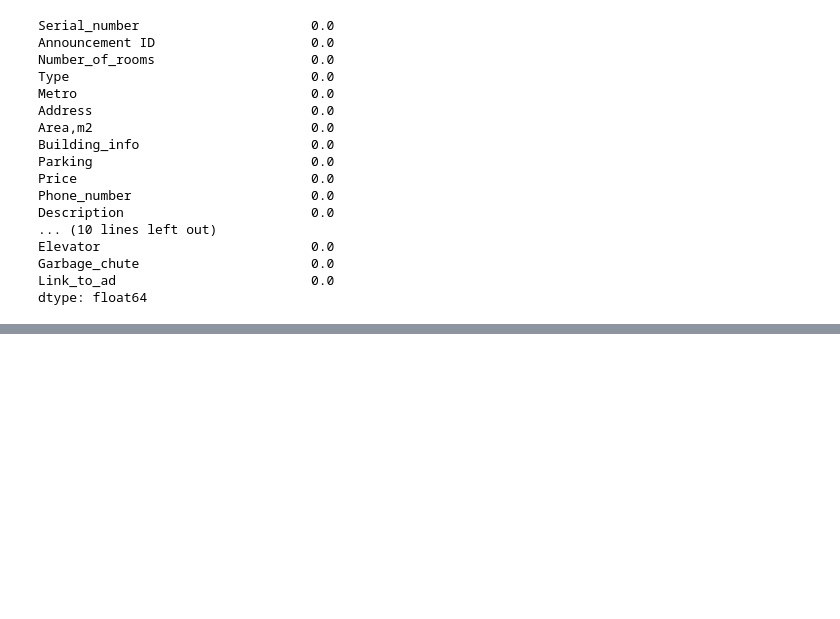
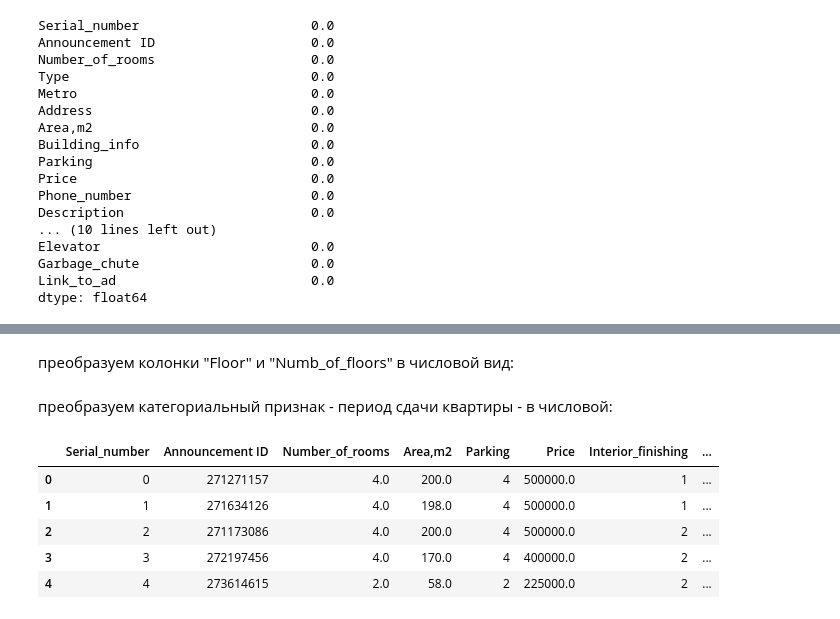
Before and after one commit to AlexChen-13/rent_real_estate_project, a Jupyter notebook: preprocessing.ipynb, the cells around one changed output, grey strips where cells are left out. Cells and saved outputs as stored; diff of their text form; code cells hidden in the pictures; blank space fills up the shorter version.

```diff
--- a/preprocessing.ipynb
+++ b/preprocessing.ipynb
@@ -204,0 +249,3 @@ SyntaxError: expression cannot contain assignment, perhaps you meant "=="? (1911
+# %%
+interior = {row: i for i, row in enumerate(sorted(list(set(df['Interior_finishing']))))}
+df['Interior_finishing'] = [interior[row] for row in df['Interior_finishing']]
@@ -204,0 +254,12 @@ SyntaxError: expression cannot contain assignment, perhaps you meant "=="? (1911
+# %%
+df['Pledge'] = df['Price'].str.extract(r'Залог - (\d+\.?\d*)\sруб\.')
+df['Utilities'] = df['Price'].str.contains('Коммунальные услуги включены').astype(int)
+df['Period'] = df['Price'].str.extract(r'Срок аренды - (.*?)(?:,|$)')
+df['Prepayment'] = df['Price'].str.contains('Предоплата').astype(int)
+df['Price'] = df['Price'].str.split(' ').str[0]
+df['Price'] = pd.to_numeric(df['Price'], errors='coerce')
+
+df['Pledge'].fillna(0, inplace=True)
+df['Pledge'] = df['Pledge'].astype(float)
+df['Utilities'] = df['Utilities'].astype(int)
+df['Prepayment'] = df['Prepayment'].astype(int)
@@ -204,0 +273,20 @@ SyntaxError: expression cannot contain assignment, perhaps you meant "=="? (1911
+# %% [markdown]
+преобразуем колонки "Floor" и "Numb_of_floors" в числовой вид:
+# %%
+df['Floor'] = df['Floor'].astype(int)
+df['Numb_of_floors'] = df['Numb_of_floors'].astype(int)
+# %% [markdown]
+преобразуем категориальный признак - период сдачи квартиры -  в числовой:
+# %%
+period = {row: i for i, row in enumerate(sorted(list(set(df['Period']))))}
+df['Period'] = [period[row] for row in df['Period']]
+# %%
+pd.set_option('display.max_columns', None)
+df.head()
+# %% [output]
+|  | Serial_number | Announcement ID | Number_of_rooms | Area,m2 | Parking | Price | Interior_finishing | ... |
+| 0 | 0 | 271271157 | 4.0 | 200.0 | 4 | 500000.0 | 1 | ... |
+| 1 | 1 | 271634126 | 4.0 | 198.0 | 4 | 500000.0 | 1 | ... |
+| 2 | 2 | 271173086 | 4.0 | 200.0 | 4 | 500000.0 | 2 | ... |
+| 3 | 3 | 272197456 | 4.0 | 170.0 | 4 | 400000.0 | 2 | ... |
+| 4 | 4 | 273614615 | 2.0 | 58.0 | 2 | 225000.0 | 2 | ... |
```
Also changed, not shown: parts of 47 cells of this notebook, 2 other files.
